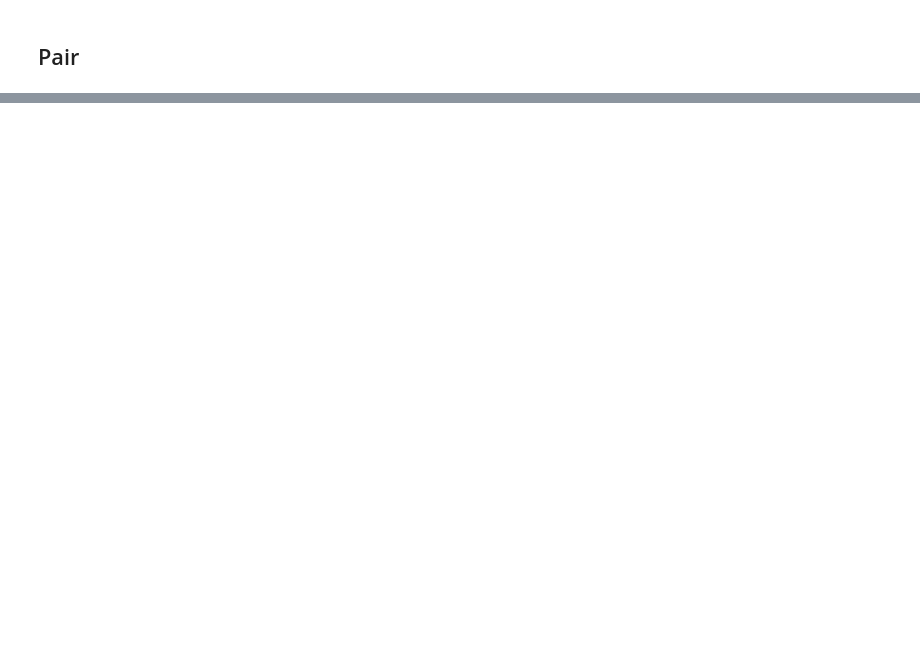
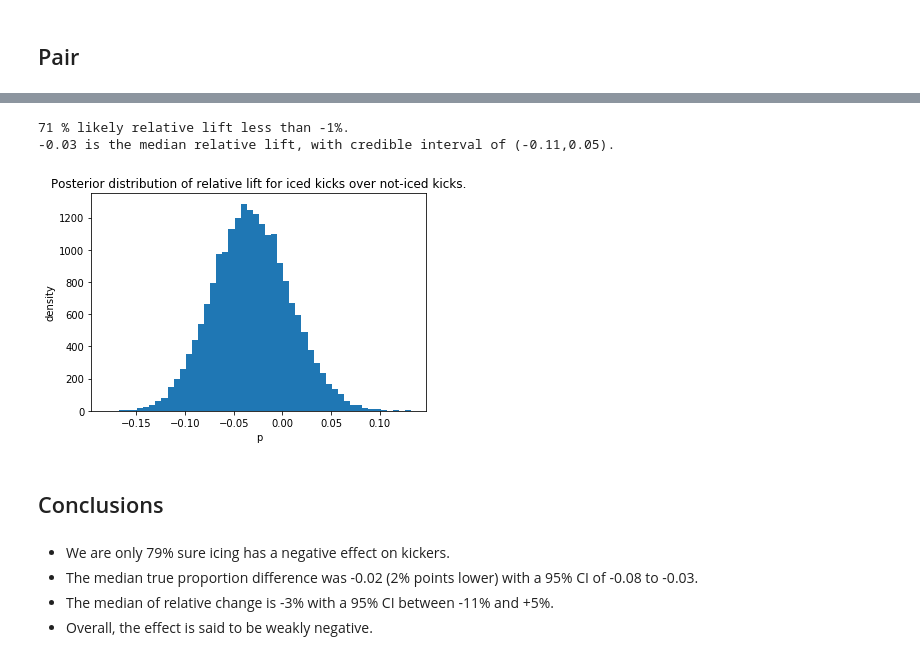
Before and after one commit to lewisbails/nfl-project, a Jupyter notebook: notebooks/icing.ipynb, the cells around one changed output, grey strips where cells are left out. Drawn from its saved outputs; the diff is of its cells as text; code cells hidden in the pictures; blank space fills up the shorter version.

Commit message:
icing study

```diff
--- a/notebooks/icing.ipynb
+++ b/notebooks/icing.ipynb
@@ -36,0 +235,21 @@ df_iced
+# %%
+posterior_relative = (samples_posterior_ice-samples_posterior_noice)/samples_posterior_noice
+plt.hist(posterior_relative, histtype='stepfilled', bins=50)
+plt.xlabel('p')
+plt.ylabel('density')
+plt.title('Posterior distribution of relative lift for iced kicks over not-iced kicks.')
+print(int((posterior_relative<-0.01).mean()*100), r'% likely relative lift less than -1%.')
+
+center, _, std = bayes_mvs(posterior_relative, alpha=0.95)
+print(f'{round(center.statistic,2)} is the median relative lift, with credible interval of ({round(center.statistic-1.96*std.statistic,2)},{round(center.statistic+1.96*std.statistic,2)}).')
+# %% [output]
+71 % likely relative lift less than -1%.
+-0.03 is the median relative lift, with credible interval of (-0.11,0.05).
+[figure, added]
+# %% [markdown]
+## Conclusions
+# %% [markdown]
+* We are only 79% sure icing has a negative effect on kickers.
+* The median true proportion difference was -0.02 (2% points lower) with a 95% CI of -0.08 to -0.03.
+* The median of relative change is -3% with a 95% CI between -11% and +5%.
+* Overall, the effect is said to be weakly negative.
```
Also changed, not shown: parts of 15 cells of this notebook, 1 other file.
